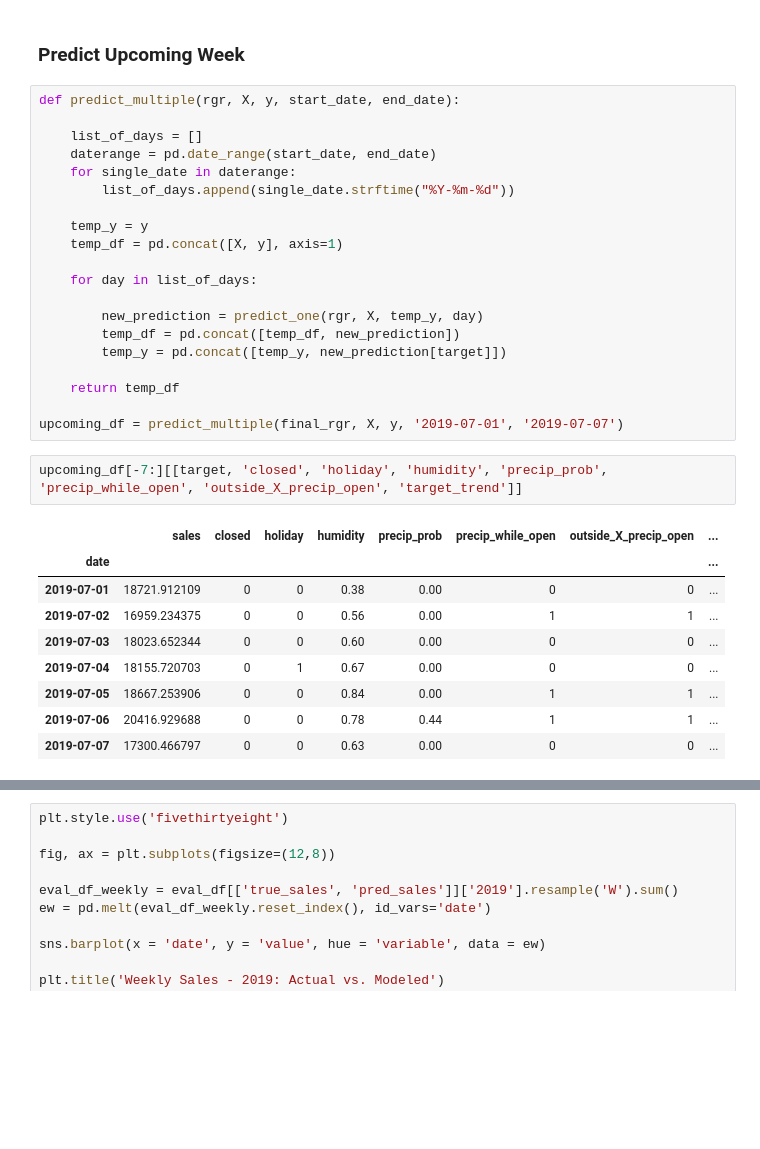
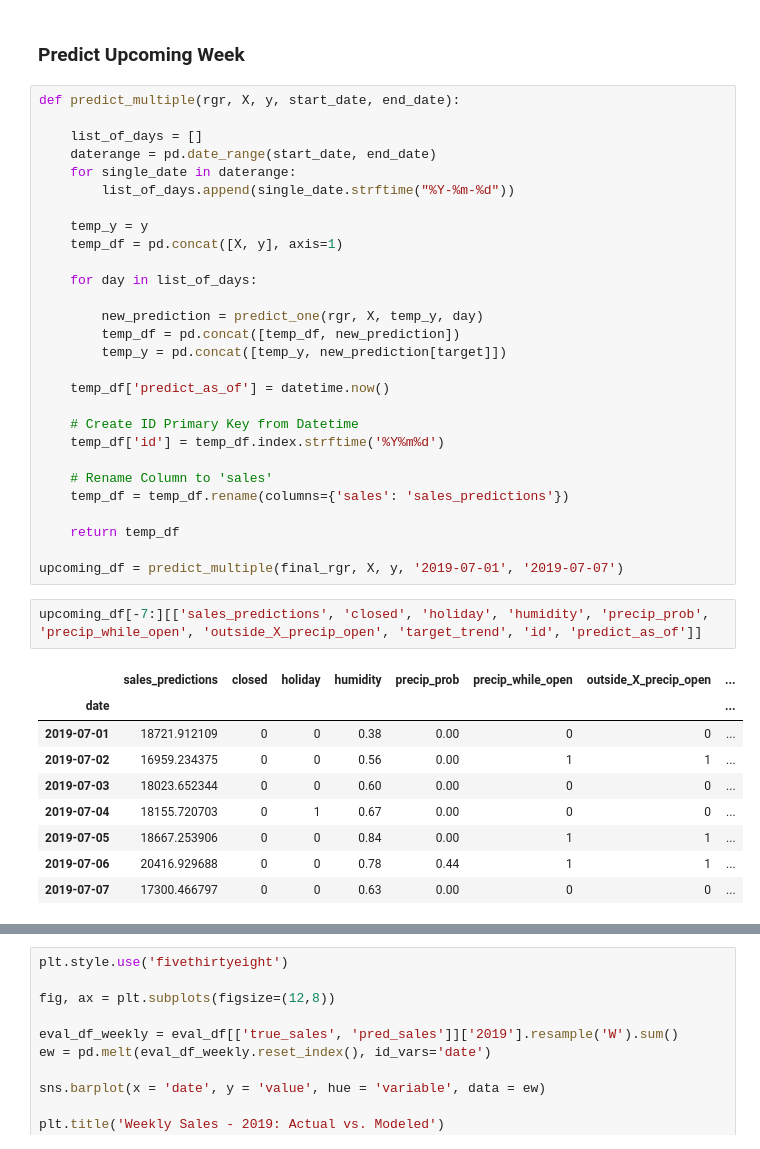
Before and after one commit to maks-p/restaurant_sales_forecasting, a Jupyter notebook: final_model.ipynb, the cells around one changed output, grey strips where cells are left out. Cells and saved outputs as stored; diff of their text form; blank space fills up the shorter version.

Commit message:
Finished predictions db populate

```diff
--- a/final_model.ipynb
+++ b/final_model.ipynb
@@ -1138,13 +1143,21 @@ def predict_multiple(rgr, X, y, start_date, end_date):
         temp_df = pd.concat([temp_df, new_prediction])
         temp_y = pd.concat([temp_y, new_prediction[target]])
 
+    temp_df['predict_as_of'] = datetime.now()
+
+    # Create ID Primary Key from Datetime
+    temp_df['id'] = temp_df.index.strftime('%Y%m%d')
+
+    # Rename Column to 'sales'
+    temp_df = temp_df.rename(columns={'sales': 'sales_predictions'})
+
     return temp_df
 
 upcoming_df = predict_multiple(final_rgr, X, y, '2019-07-01', '2019-07-07')
 # %%
-upcoming_df[-7:][[target, 'closed', 'holiday', 'humidity', 'precip_prob', 'precip_while_open', 'outside_X_precip_open', 'target_trend']]
+upcoming_df[-7:][['sales_predictions', 'closed', 'holiday', 'humidity', 'precip_prob', 'precip_while_open', 'outside_X_precip_open', 'target_trend', 'id', 'predict_as_of']]
 # %% [output]
-|  | sales | closed | holiday | humidity | precip_prob | precip_while_open | outside_X_precip_open | ... |
+|  | sales_predictions | closed | holiday | humidity | precip_prob | precip_while_open | outside_X_precip_open | ... |
 | date |  |  |  |  |  |  |  | ... |
 | 2019-07-01 | 18721.912109 | 0 | 0 | 0.38 | 0.00 | 0 | 0 | ... |
 | 2019-07-02 | 16959.234375 | 0 | 0 | 0.56 | 0.00 | 1 | 1 | ... |
```
Also changed, not shown: parts of 9 cells of this notebook.
